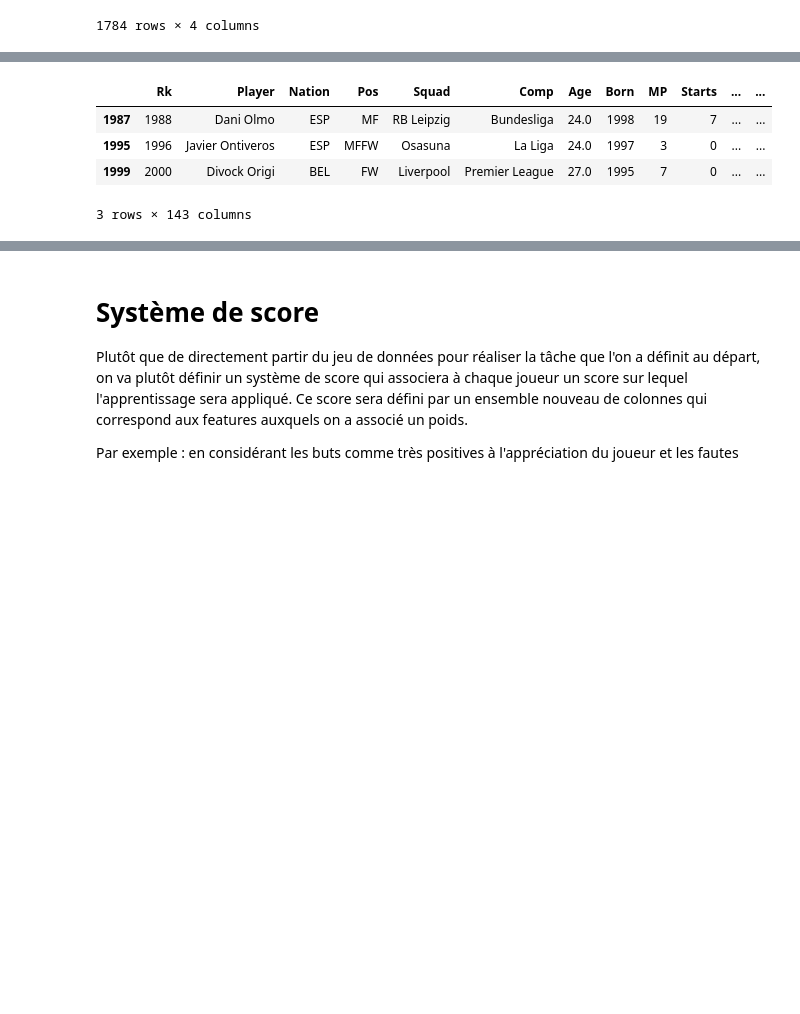
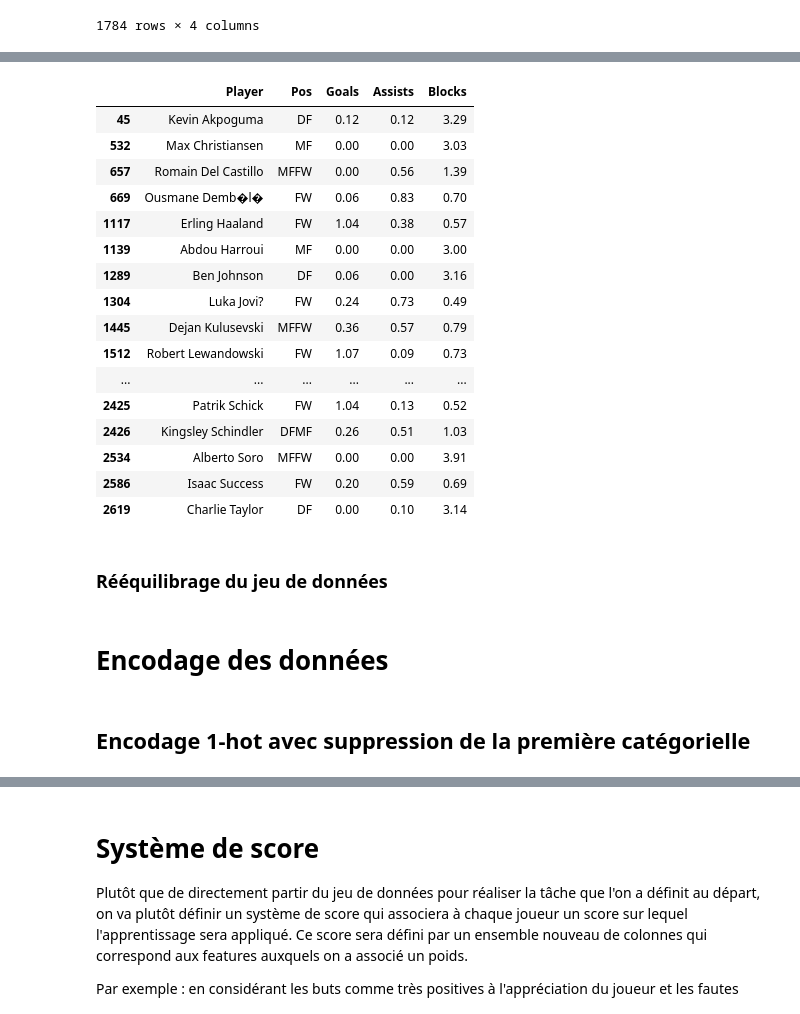
Before and after one commit to ThierryKunda/prediction-ballon-d-or, a Jupyter notebook: notebook.ipynb, the cells around one changed output, grey strips where cells are left out. Cells and saved outputs as stored; diff of their text form; code cells hidden in the pictures; blank space fills up the shorter version.

```diff
--- a/notebook.ipynb
+++ b/notebook.ipynb
@@ -162,7 +163,7 @@ dataset[dataset.notna()]
 ### Colonnes qui ne concernent pas directement le problème
 # %%
 # Liste à revoir
-to_delete = ['Rk', 'Player', 'Nation', 'Squad', 'Age']
+to_delete = ['Player', 'Nation', 'Squad', 'Age']
 dataset = dataset.drop(columns=to_delete)
 # %% [markdown]
 ### Colonnes à pourcentages
@@ -340,15 +307,0 @@ On peut comparer avec le dataset d'origine
-# %%
-filename = 'dataset.csv'
-df_orig = pd.read_csv(filename, sep=";", header=0)
-champ_names = ["Premier League", "Ligue 1", "La Liga", "Bundesliga", "Serie A"]
-nbpc = {cmp: len(df_orig[df_orig['Comp'] == cmp]) for cmp in champ_names}
-
-fig, ax = plt.subplots()
-# Taille de l'image
-fig.set_size_inches(7,7)
-# Diagramme circulaire
-ax.pie(nb_par_champ.values(), frame=True, center=(4,4), radius=2, labels=[f"{cmp} : {round(nbpc[cmp]/total_joueurs*100, 2)}%" for cmp in nbpc])
-# Paramétrages des axes
-ax.set(xlim=(0, 8), xticks=np.arange(1, 8),
-       ylim=(0, 8), yticks=np.arange(1, 8))
-plt.show()
@@ -449,7 +379,7 @@ fig.set_size_inches(10,10)
 remarquables = []
 ax.scatter(xs, ys, zs, c='#000', marker='x')
 for infos in zip(player_numbers, xs, ys, zs):
-    if infos[1] >= 1 or infos[2] >= 1.5 or infos[3] >= 5 or (infos[1] >= 1 and infos[2] >= 1):
+    if infos[1] >= 1 or infos[2] >= 0.5 or infos[3] >= 3 or (infos[1] >= 0.5 and infos[2] >= 1) or (infos[2] >= 1 and infos[2] >= 1):
         remarquables.append(infos[0])
         ax.text(infos[1], infos[2], infos[3], str(infos[0]), fontdict={"fontsize": 12, "color": "blue"}, zdir='x')
 # for infos in zip(xs, ys, zs):
@@ -466,8 +398,22 @@ plt.show()
 # %%
-df_orig[np.in1d(df_orig['Rk'], remarquables)]
+df_orig[np.in1d(df_orig['Rk'], remarquables)][['Player', 'Pos', 'Goals', 'Assists', 'Blocks']]
 # %% [output]
-|  | Rk | Player | Nation | Pos | Squad | Comp | Age | Born | MP | Starts | ... | ... |
-| 1987 | 1988 | Dani Olmo | ESP | MF | RB Leipzig | Bundesliga | 24.0 | 1998 | 19 | 7 | ... | ... |
-| 1995 | 1996 | Javier Ontiveros | ESP | MFFW | Osasuna | La Liga | 24.0 | 1997 | 3 | 0 | ... | ... |
-| 1999 | 2000 | Divock Origi | BEL | FW | Liverpool | Premier League | 27.0 | 1995 | 7 | 0 | ... | ... |
+|  | Player | Pos | Goals | Assists | Blocks |
+| 45 | Kevin Akpoguma | DF | 0.12 | 0.12 | 3.29 |
+| 532 | Max Christiansen | MF | 0.00 | 0.00 | 3.03 |
+| 657 | Romain Del Castillo | MFFW | 0.00 | 0.56 | 1.39 |
+| 669 | Ousmane Demb�l� | FW | 0.06 | 0.83 | 0.70 |
+| 1117 | Erling Haaland | FW | 1.04 | 0.38 | 0.57 |
+| 1139 | Abdou Harroui | MF | 0.00 | 0.00 | 3.00 |
+| 1289 | Ben Johnson | DF | 0.06 | 0.00 | 3.16 |
+| 1304 | Luka Jovi? | FW | 0.24 | 0.73 | 0.49 |
+| 1445 | Dejan Kulusevski | MFFW | 0.36 | 0.57 | 0.79 |
+| 1512 | Robert Lewandowski | FW | 1.07 | 0.09 | 0.73 |
+| ... | ... | ... | ... | ... | ... |
+| 2425 | Patrik Schick | FW | 1.04 | 0.13 | 0.52 |
+| 2426 | Kingsley Schindler | DFMF | 0.26 | 0.51 | 1.03 |
+| 2534 | Alberto Soro | MFFW | 0.00 | 0.00 | 3.91 |
+| 2586 | Isaac Success | FW | 0.20 | 0.59 | 0.69 |
+| 2619 | Charlie Taylor | DF | 0.00 | 0.10 | 3.14 |
-3 rows × 143 columns
+# %% [markdown]
+### Rééquilibrage du jeu de données
@@ -473,0 +422,4 @@ df_orig[np.in1d(df_orig['Rk'], remarquables)]
+# %% [markdown]
+# Encodage des données
+# %% [markdown]
+## Encodage 1-hot avec suppression de la première catégorielle
```
Also changed, not shown: parts of 51 cells of this notebook.
